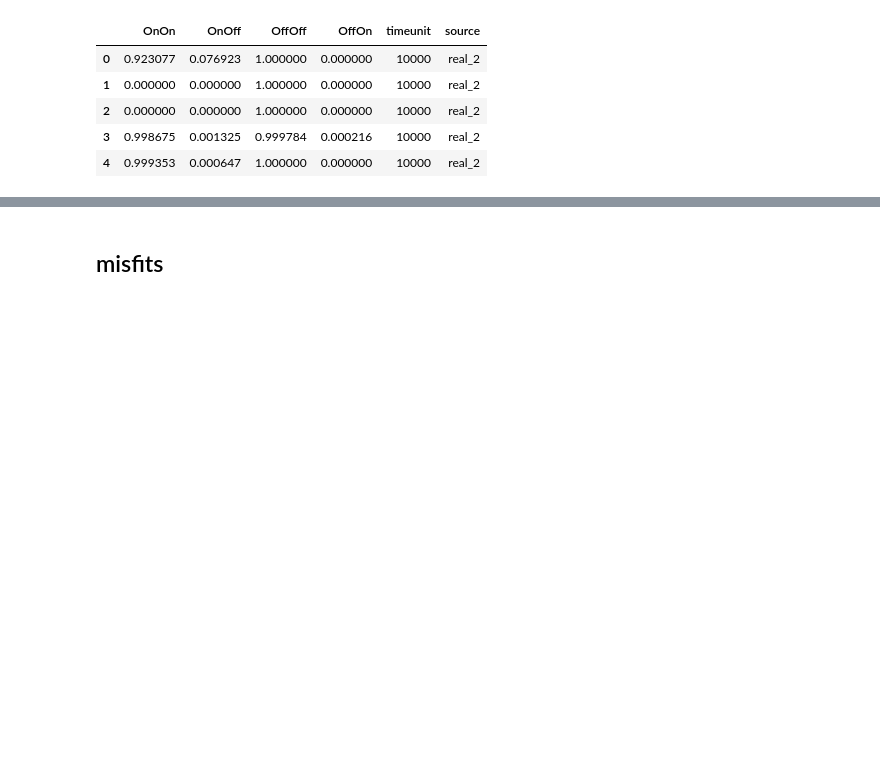
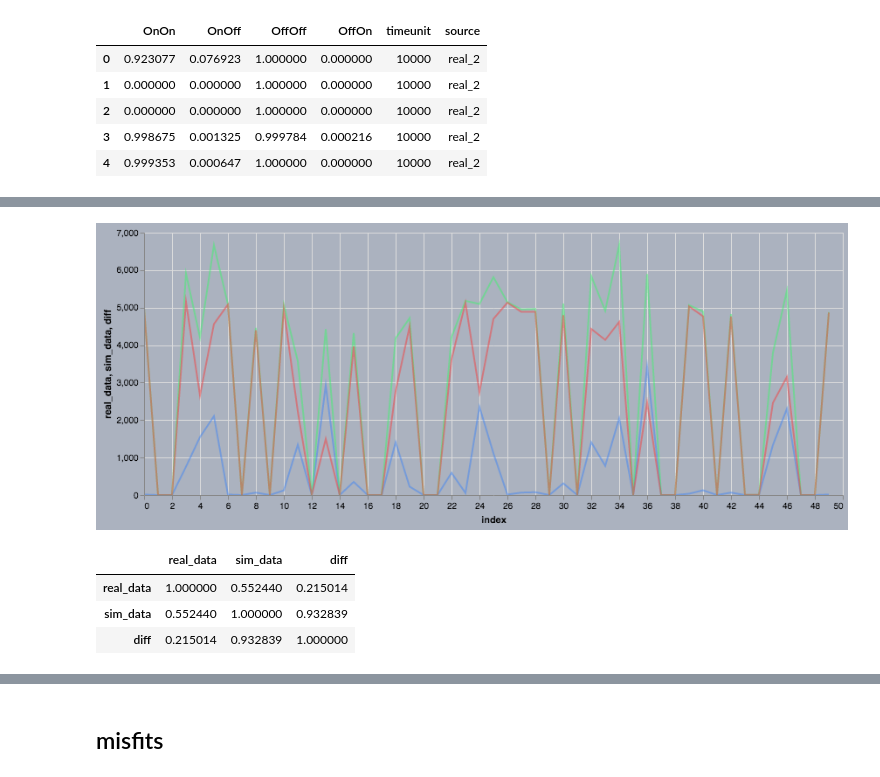
Before and after one commit to tjbergst/data-parsing, a Jupyter notebook: occupancy-prediction.ipynb, the cells around one changed output, grey strips where cells are left out. Drawn from its saved outputs; the diff is of its cells as text; code cells hidden in the pictures; blank space fills up the shorter version.

```diff
--- a/occupancy-prediction.ipynb
+++ b/occupancy-prediction.ipynb
@@ -226,7 +226,7 @@ sim_data_matrix = OP.WTA_real.simulate_all_OP_transition_matrices(
     tmat_dataframe=tmat_df,
     n_samples=OP.timeunits[0],
     m_trials=1
-)
+)[1:,:]
 
 print(f'sim data matrix: {sim_data_matrix.shape}')
 # %% [output]
@@ -240,0 +249,15 @@ array([0., 1., 1., 0., 1., 1., 0., 0., 1., 1., 0., 1., 1., 0., 1., 1., 0.,
+# %%
+comp_df = (
+    pd
+    .DataFrame({
+        'real_data': data_matrix.sum(axis=1),
+        'sim_data': sim_data_matrix.sum(axis=1)
+    })
+    .assign(
+        real_data = lambda x: x.real_data.astype('int'),
+        sim_data = lambda x: x.sim_data.astype('int')
+    )
+    .eval('diff = sim_data - real_data')
+)
+
+comp_df.head()
@@ -240,0 +271,36 @@ array([0., 1., 1., 0., 1., 1., 0., 0., 1., 1., 0., 1., 1., 0., 1., 1., 0.,
+# %%
+base = alt.Chart(
+    comp_df.reset_index().iloc[:50],
+    height=300,
+    width=800
+).mark_line(
+    opacity=0.5
+).encode(
+    alt.X('index:Q'),
+    #alt.Y('real_data:Q')
+)
+
+alt.layer(
+    base.encode(
+        alt.Y('real_data:Q'),
+        color=alt.value('#4286f4') # blue
+    ),
+    base.encode(
+        alt.Y('sim_data:Q'),
+        color=alt.value('#41f470') # green
+    ),
+    base.encode(
+        alt.Y('diff:Q'),
+        color=alt.value('#f44141') # red
+    ),
+    background='#abb2bf'
+).interactive()
+# %% [output]
+[figure, added]
+# %%
+comp_df.corr()
+# %% [output]
+|  | real_data | sim_data | diff |
+| real_data | 1.000000 | 0.552440 | 0.215014 |
+| sim_data | 0.552440 | 1.000000 | 0.932839 |
+| diff | 0.215014 | 0.932839 | 1.000000 |
```
Also changed, not shown: parts of 7 cells of this notebook, 1 other file.
